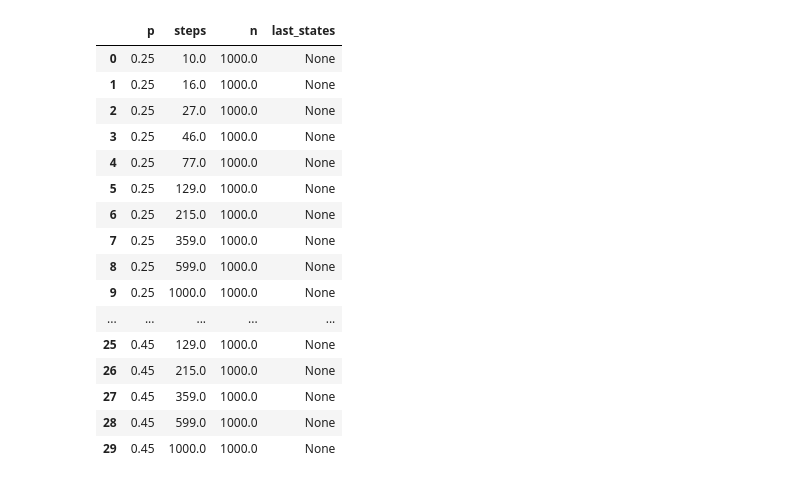
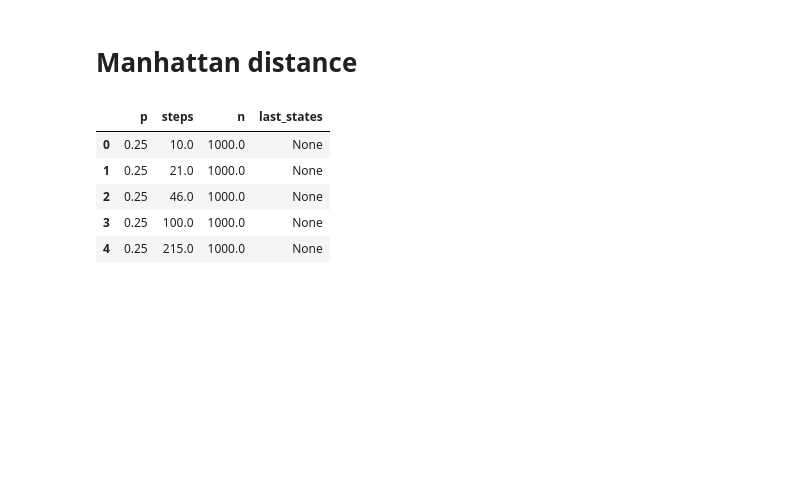
Before and after one commit to lucasbanunes/CPS767-monte-carlo-algorithms, a Jupyter notebook: list3/ex4.ipynb, the cells around one changed output. Drawn from its saved outputs; the diff is of its cells as text; code cells hidden in the pictures; blank space fills up the shorter version.

```diff
--- a/list3/ex4.ipynb
+++ b/list3/ex4.ipynb
@@ -69,32 +227,23 @@ def manhattan_distance(state1, state2):
+# %% [markdown]
+# Manhattan distance
 # %%
 probabilities = np.array([.25, .35, .45])
 # steps = np.array([10, 100, 1000])
-steps = np.logspace(1, 3, num=10, dtype=int)
+steps = np.logspace(1, 4, num=10, dtype=int)
 df = pd.DataFrame(
     columns=['p', 'steps'],
     data=np.array(list(product(probabilities, steps)))
 )
 df['n'] = 1e3
 df['last_states'] = None
-df
+df.head()
 # %% [output]
 |  | p | steps | n | last_states |
 | 0 | 0.25 | 10.0 | 1000.0 | None |
-| 1 | 0.25 | 16.0 | 1000.0 | None |
-| 2 | 0.25 | 27.0 | 1000.0 | None |
-| 3 | 0.25 | 46.0 | 1000.0 | None |
-| 4 | 0.25 | 77.0 | 1000.0 | None |
-| 5 | 0.25 | 129.0 | 1000.0 | None |
-| 6 | 0.25 | 215.0 | 1000.0 | None |
-| 7 | 0.25 | 359.0 | 1000.0 | None |
-| 8 | 0.25 | 599.0 | 1000.0 | None |
-| 9 | 0.25 | 1000.0 | 1000.0 | None |
-| ... | ... | ... | ... | ... |
-| 25 | 0.45 | 129.0 | 1000.0 | None |
-| 26 | 0.45 | 215.0 | 1000.0 | None |
-| 27 | 0.45 | 359.0 | 1000.0 | None |
-| 28 | 0.45 | 599.0 | 1000.0 | None |
-| 29 | 0.45 | 1000.0 | 1000.0 | None |
+| 1 | 0.25 | 21.0 | 1000.0 | None |
+| 2 | 0.25 | 46.0 | 1000.0 | None |
+| 3 | 0.25 | 100.0 | 1000.0 | None |
+| 4 | 0.25 | 215.0 | 1000.0 | None |
 # %%
 initial_state = np.array([1, 1])
 for i, row in df.iterrows():
```
Also changed, not shown: parts of 10 cells of this notebook.
